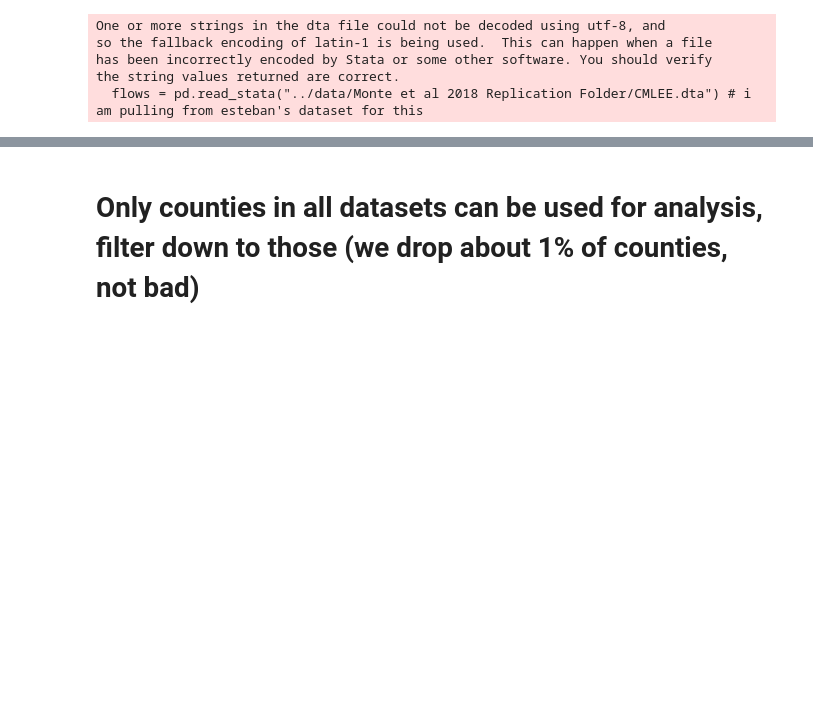
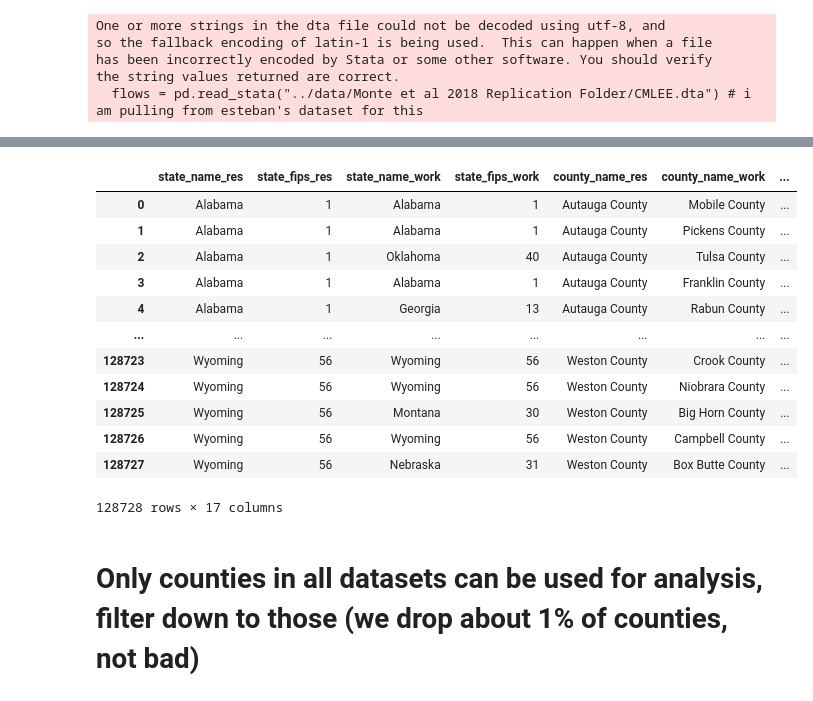
Before and after one commit to jeffreyohlecon/Spatial, a Jupyter notebook: code/SolvingA_ipython.ipynb, the cells around one changed output, grey strips where cells are left out. Cells and saved outputs as stored; diff of their text form; code cells hidden in the pictures; blank space fills up the shorter version.

```diff
--- a/code/SolvingA_ipython.ipynb
+++ b/code/SolvingA_ipython.ipynb
@@ -123,3 +143,19 @@ the string values returned are correct.
+# %%
+flows
+# %% [output]
+|  | state_name_res | state_fips_res | state_name_work | state_fips_work | county_name_res | county_name_work | ... |
+| 0 | Alabama | 1 | Alabama | 1 | Autauga County | Mobile County | ... |
+| 1 | Alabama | 1 | Alabama | 1 | Autauga County | Pickens County | ... |
+| 2 | Alabama | 1 | Oklahoma | 40 | Autauga County | Tulsa County | ... |
+| 3 | Alabama | 1 | Alabama | 1 | Autauga County | Franklin County | ... |
+| 4 | Alabama | 1 | Georgia | 13 | Autauga County | Rabun County | ... |
+| ... | ... | ... | ... | ... | ... | ... | ... |
+| 128723 | Wyoming | 56 | Wyoming | 56 | Weston County | Crook County | ... |
+| 128724 | Wyoming | 56 | Wyoming | 56 | Weston County | Niobrara County | ... |
+| 128725 | Wyoming | 56 | Montana | 30 | Weston County | Big Horn County | ... |
+| 128726 | Wyoming | 56 | Wyoming | 56 | Weston County | Campbell County | ... |
+| 128727 | Wyoming | 56 | Nebraska | 31 | Weston County | Box Butte County | ... |
+128728 rows × 17 columns
 # %%
 
 ### First step is to find the eligible counties for our analysis.
```
Also changed, not shown: parts of 8 cells of this notebook, 11 other files.
